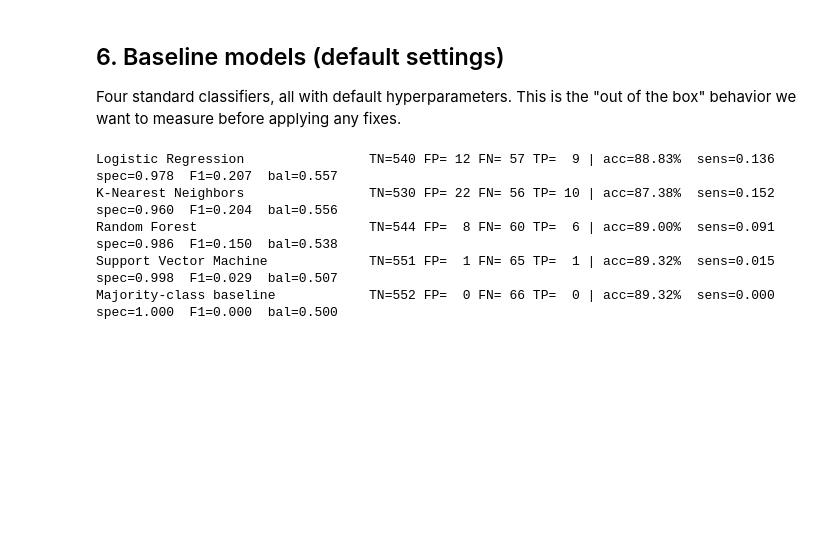
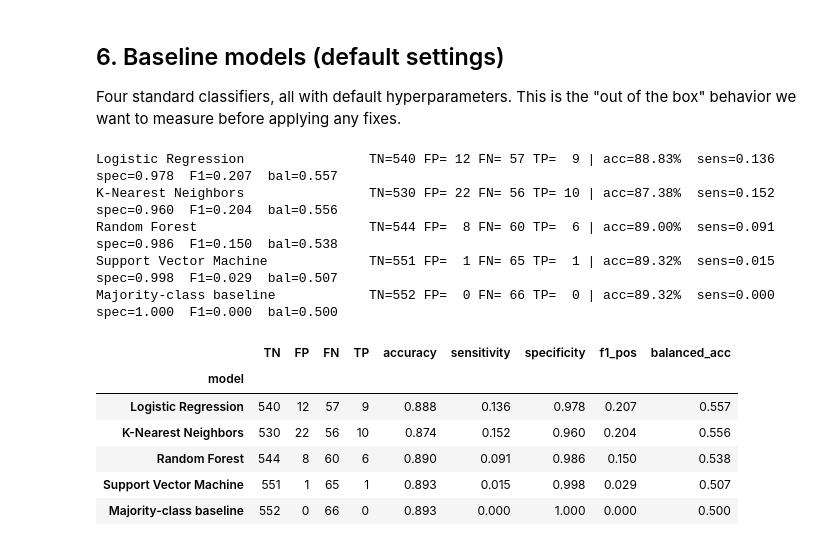
Before and after one commit to adamissac/heart-disease-imbalanced-ml, a Jupyter notebook: heart_disease_imbalanced_classification.ipynb, the cells around one changed output. Saved outputs shown, nothing was run; the diff lists cells and outputs as text; code cells hidden in the pictures; blank space fills up the shorter version.

Commit message:
notebook: tabulate baseline model metrics
Co-authored-by: Adam Issac <adamissac@users.noreply.github.com>

```diff
--- a/heart_disease_imbalanced_classification.ipynb
+++ b/heart_disease_imbalanced_classification.ipynb
@@ -187,3 +187,15 @@ K-Nearest Neighbors                TN=530 FP= 22 FN= 56 TP= 10 | acc=87.38%  sen
 Random Forest                      TN=544 FP=  8 FN= 60 TP=  6 | acc=89.00%  sens=0.091  spec=0.986  F1=0.150  bal=0.538
 Support Vector Machine             TN=551 FP=  1 FN= 65 TP=  1 | acc=89.32%  sens=0.015  spec=0.998  F1=0.029  bal=0.507
 Majority-class baseline            TN=552 FP=  0 FN= 66 TP=  0 | acc=89.32%  sens=0.000  spec=1.000  F1=0.000  bal=0.500
+# %%
+baseline_df = pd.DataFrame(results).set_index("model")
+baseline_df[["TN", "FP", "FN", "TP", "accuracy", "sensitivity",
+             "specificity", "f1_pos", "balanced_acc"]].round(3)
+# %% [output]
+|  | TN | FP | FN | TP | accuracy | sensitivity | specificity | f1_pos | balanced_acc |
+| model |  |  |  |  |  |  |  |  |  |
+| Logistic Regression | 540 | 12 | 57 | 9 | 0.888 | 0.136 | 0.978 | 0.207 | 0.557 |
+| K-Nearest Neighbors | 530 | 22 | 56 | 10 | 0.874 | 0.152 | 0.960 | 0.204 | 0.556 |
+| Random Forest | 544 | 8 | 60 | 6 | 0.890 | 0.091 | 0.986 | 0.150 | 0.538 |
+| Support Vector Machine | 551 | 1 | 65 | 1 | 0.893 | 0.015 | 0.998 | 0.029 | 0.507 |
+| Majority-class baseline | 552 | 0 | 66 | 0 | 0.893 | 0.000 | 1.000 | 0.000 | 0.500 |
```
